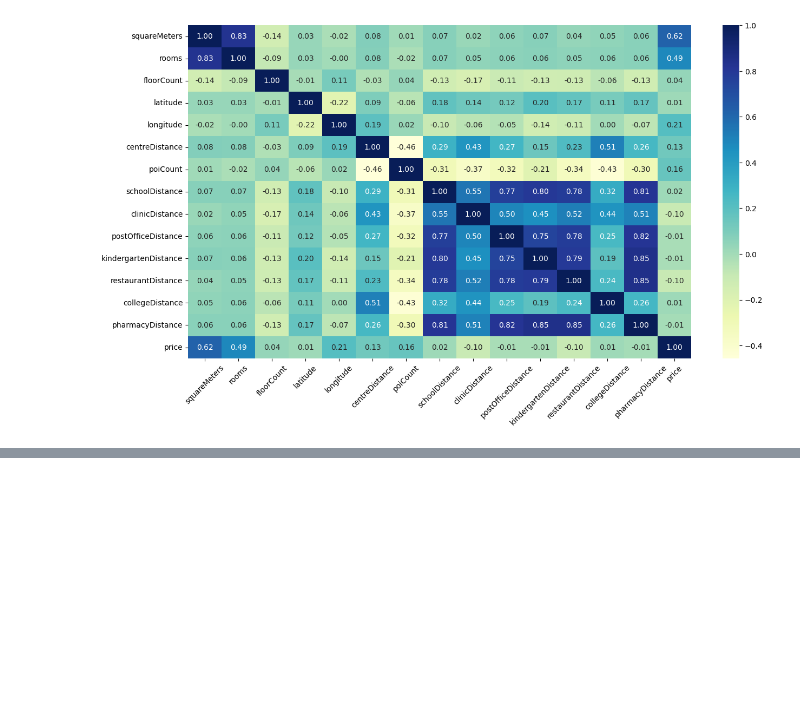
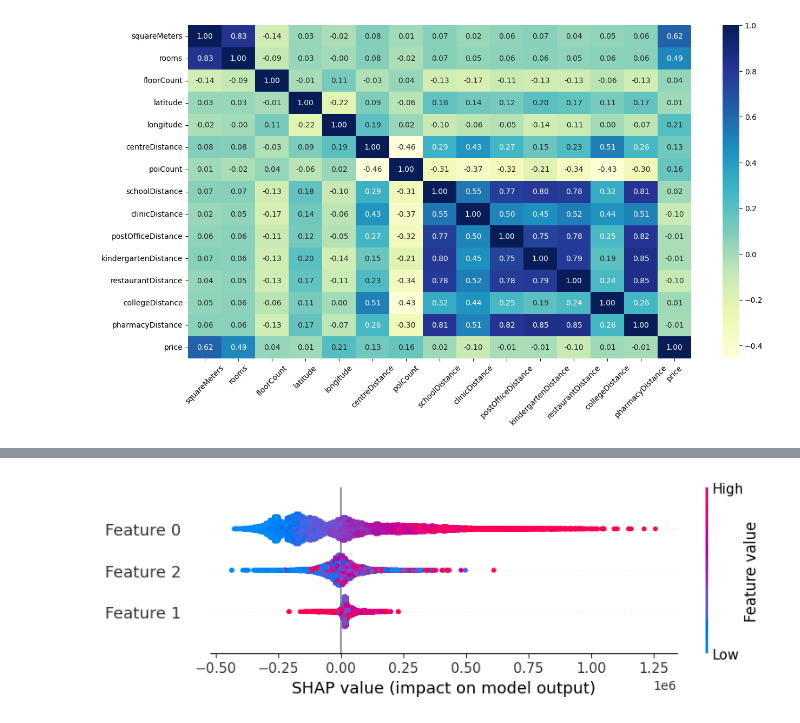
Before and after one commit to bustercherries/ML, a Jupyter notebook: Apartment_prices_in_Poland.ipynb, the cells around one changed output, grey strips where cells are left out. Cells and saved outputs as stored; diff of their text form; code cells hidden in the pictures; blank space fills up the shorter version.

```diff
--- a/Apartment_prices_in_Poland.ipynb
+++ b/Apartment_prices_in_Poland.ipynb
@@ -151,0 +199,5 @@ dtype: int64
+# %%
+# filling smaller lacks of data with median
+col_list = ['floorCount','schoolDistance','clinicDistance','postOfficeDistance','kindergartenDistance','restaurantDistance','collegeDistance','pharmacyDistance']
+for col in col_list:
+  df[col] = df[col].fillna(df[col].median())
@@ -188,0 +355,9 @@ dtype: float64
+# %%
+#back to establishing the X and Y - this time trying sth different
+X1 = df[['squareMeters', 'rooms', 'centreDistance']]
+Y1 = df[['price']]
+
+seed = 123
+test_size = 0.2
+X1_train, X1_test, y1_train, y1_test = train_test_split(X1, Y1, test_size=test_size, random_state=seed)
+Y1
@@ -188,0 +378,23 @@ dtype: float64
+# %%
+# standarizing the data - but only the features
+scaler = StandardScaler()
+
+X1_train_scaled = scaler.fit_transform(X1_train)
+X1_test_scaled = scaler.fit_transform(X1_test)
+# %%
+#using model XGBRegressor
+model = XGBRegressor()
+model.fit(X1_train_scaled, y1_train)
+
+print(model)
+# making predictions for test data
+y1_pred = model.predict(X1_test_scaled)
+predictions = [round(value) for value in y1_pred]
+
+# evaluating predictions
+accuracy = accuracy_score(y1_test, predictions)
+print("Accuracy: %.2f%%" % (accuracy * 100.0))
+
+# evaluating predictions
+mse = mean_squared_error(y1_test, predictions)
+print("MSE: {0}".format(mse))
@@ -188,0 +425,7 @@ dtype: float64
+# %%
+#addressing Shap Values
+explainer = shap.TreeExplainer(model)
+shap_values = explainer.shap_values(X1_test_scaled)
+
+shap.summary_plot(shap_values, X1_test_scaled)
+# %% [output]
@@ -188,0 +433 @@ dtype: float64
+[figure, added]
```
Also changed, not shown: parts of 40 cells of this notebook.
